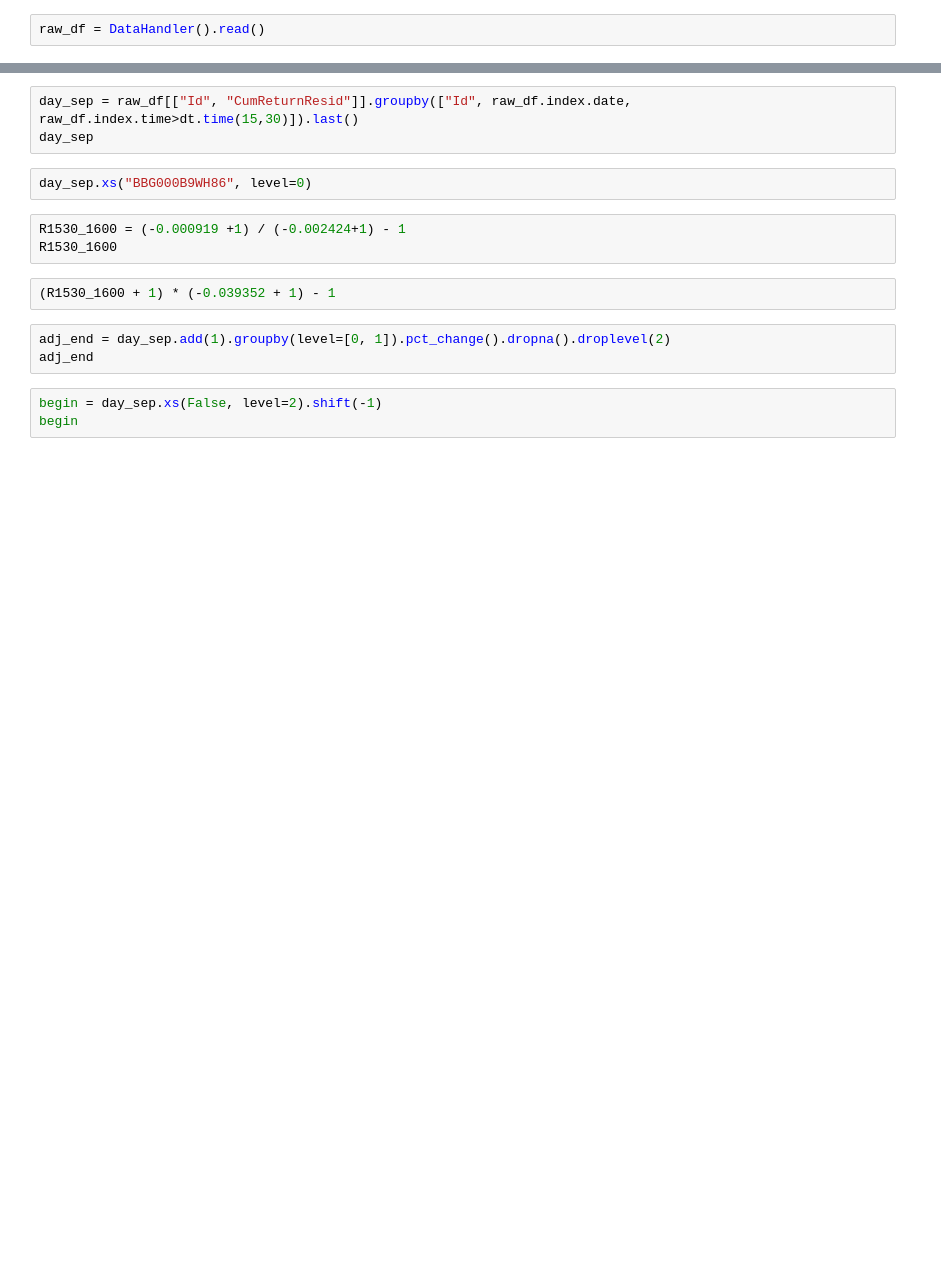
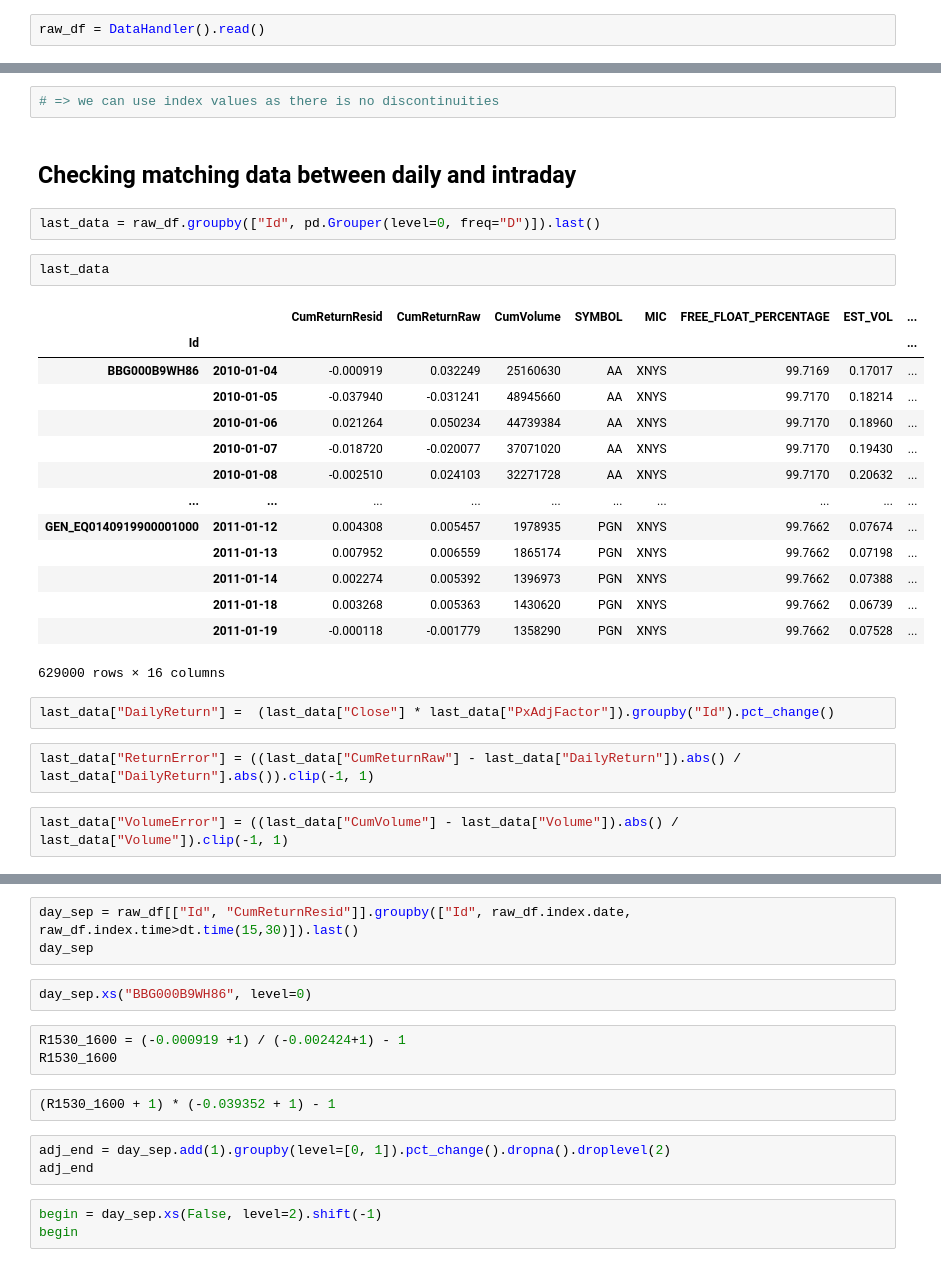
Before and after one commit to nicolasbuchwalder/MTH9899Final, a Jupyter notebook: research/Nick_research.ipynb, the cells around one changed output, grey strips where cells are left out. Drawn from its saved outputs; the diff is of its cells as text; blank space fills up the shorter version.

```diff
--- a/research/Nick_research.ipynb
+++ b/research/Nick_research.ipynb
@@ -21,0 +49,29 @@ raw_df = DataHandler().read()
+# %%
+# => we can use index values as there is no discontinuities
+# %% [markdown]
+## Checking matching data between daily and intraday
+# %%
+last_data = raw_df.groupby(["Id", pd.Grouper(level=0, freq="D")]).last()
+# %%
+last_data
+# %% [output]
+|  |  | CumReturnResid | CumReturnRaw | CumVolume | SYMBOL | MIC | FREE_FLOAT_PERCENTAGE | EST_VOL | ... |
+| Id |  |  |  |  |  |  |  |  | ... |
+| BBG000B9WH86 | 2010-01-04 | -0.000919 | 0.032249 | 25160630 | AA | XNYS | 99.7169 | 0.17017 | ... |
+|  | 2010-01-05 | -0.037940 | -0.031241 | 48945660 | AA | XNYS | 99.7170 | 0.18214 | ... |
+|  | 2010-01-06 | 0.021264 | 0.050234 | 44739384 | AA | XNYS | 99.7170 | 0.18960 | ... |
+|  | 2010-01-07 | -0.018720 | -0.020077 | 37071020 | AA | XNYS | 99.7170 | 0.19430 | ... |
+|  | 2010-01-08 | -0.002510 | 0.024103 | 32271728 | AA | XNYS | 99.7170 | 0.20632 | ... |
+| ... | ... | ... | ... | ... | ... | ... | ... | ... | ... |
+| GEN_EQ0140919900001000 | 2011-01-12 | 0.004308 | 0.005457 | 1978935 | PGN | XNYS | 99.7662 | 0.07674 | ... |
+|  | 2011-01-13 | 0.007952 | 0.006559 | 1865174 | PGN | XNYS | 99.7662 | 0.07198 | ... |
+|  | 2011-01-14 | 0.002274 | 0.005392 | 1396973 | PGN | XNYS | 99.7662 | 0.07388 | ... |
+|  | 2011-01-18 | 0.003268 | 0.005363 | 1430620 | PGN | XNYS | 99.7662 | 0.06739 | ... |
+|  | 2011-01-19 | -0.000118 | -0.001779 | 1358290 | PGN | XNYS | 99.7662 | 0.07528 | ... |
+629000 rows × 16 columns
+# %%
+last_data["DailyReturn"] =  (last_data["Close"] * last_data["PxAdjFactor"]).groupby("Id").pct_change()
+# %%
+last_data["ReturnError"] = ((last_data["CumReturnRaw"] - last_data["DailyReturn"]).abs() / last_data["DailyReturn"].abs()).clip(-1, 1)
+# %%
+last_data["VolumeError"] = ((last_data["CumVolume"] - last_data["Volume"]).abs() / last_data["Volume"]).clip(-1, 1)
```
Also changed, not shown: parts of 201 cells of this notebook, 2 other files.
